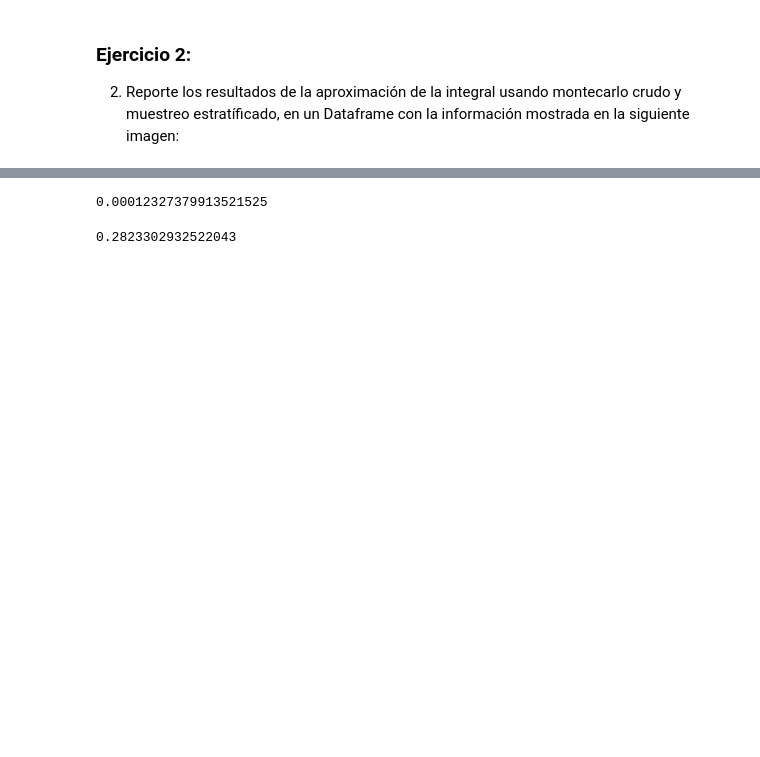
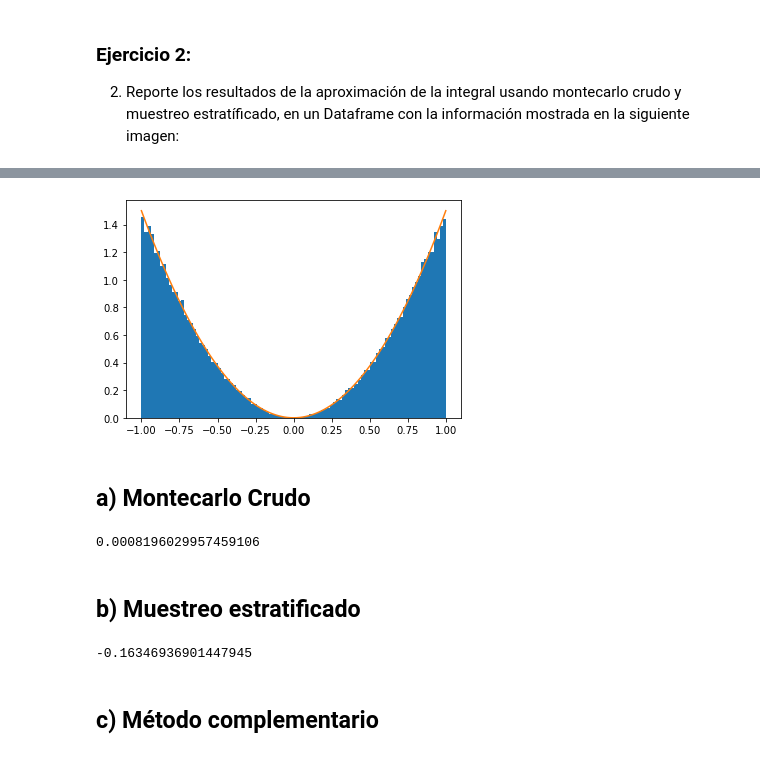
Before and after one commit to CarlosRumo/Tarea7_CRuiz_RRodriguez, a Jupyter notebook: Tarea7_CRuiz_RRodriguez.ipynb, the cells around one changed output, grey strips where cells are left out. Drawn from its saved outputs; the diff is of its cells as text; code cells hidden in the pictures; blank space fills up the shorter version.

Commit message:
Cambios finales
Se modifica el ejercicio 2 y se agregan el complementario y estratificado 2

```diff
--- a/Tarea7_CRuiz_RRodriguez.ipynb
+++ b/Tarea7_CRuiz_RRodriguez.ipynb
@@ -82,29 +82,45 @@ df
 
 Además use el método de estratificación donde se divide en B estratos, visto la clase pasada y compare el resultado con los métodos anteriores cuando se toman $2,4,6,10$ estratos respectivamente, concluya.
 # %%
-# Crude MonteCarlo technique
-N = 10**4
-f_x = lambda x: (3/2)*(x**2) if -1 <= x <= 1 else 0
-F_x = lambda x: x**(1/3) if x >= 0 else -(-x)**(1/3)
-f_inv = lambda u: F_x((2*u)-1)
-u_1 = np.random.uniform(0, 1, N)
-
-samples = list(map(lambda x: f_inv(x), u_1))
-
-np.mean(samples)
+f_x=lambda x: 3*x**2/2 if x>=-1 and x<=1 else 0
+x1 = lambda x: x**(1/3) if x>=0 else -(-x)**(1/3)
+x2 = lambda u: x1(2*u-1)
+N= 10**5
+u1= np.random.uniform(0,1,N)
+f_u1= list(map(lambda x:x2(x), u1))
+f_u1 = np.asarray(f_u1)
+y, x, p= plt.hist(f_u1, bins= 100, density=True)
+y2= list(map(lambda x: f_x(x), x))
+plt.plot(x,y2)
+plt.show()
 # %% [output]
-0.00012327379913521525
+[figure, added]
+# %% [markdown]
+## a) Montecarlo Crudo
+# %%
+# Crude MonteCarlo technique
+print(f_u1.mean())
+# %% [output]
+0.0008196029957459106
+# %% [markdown]
+## b) Muestreo estratificado
 # %%
 # Stratified sample technique
-x1 = np.random.uniform(0, .6, 3)
-x2 = np.random.uniform(.6, .9, 3)
-x3 = np.random.uniform(.9, 1, 4)
+np.random.seed(100)
+r1= np.random.uniform(0,.6,3)
+r2= np.random.uniform(.6,.9,3)
+r3= np.random.uniform(.9,1,4)
+r=[r1,r2,r3]
 
-x = [x1, x2, x3]
-r = [.5, 1, 4]
+w1 = (3/10)/.6
+w2 = (3/10)/.3
+w3 = (4/10)/.1
+w=[w1,w2,w3]
 
-samples = [list(map(lambda x: f_inv(x), i)) for i in x]
-estrato = [list(map(lambda i, r: i/r, i,r))for i in samples]
-np.concatenate(estrato).mean()
+muestras2= list(map(lambda x,a: np.asarray([x2(i) for i in x])/a,r,w))
+media = np.concatenate(muestras2).mean()
+media
 # %% [output]
-0.2823302932522043
+-0.16346936901447945
+# %% [markdown]
+## c) Método complementario
```
Also changed, not shown: parts of 6 cells of this notebook, 2 other files.
